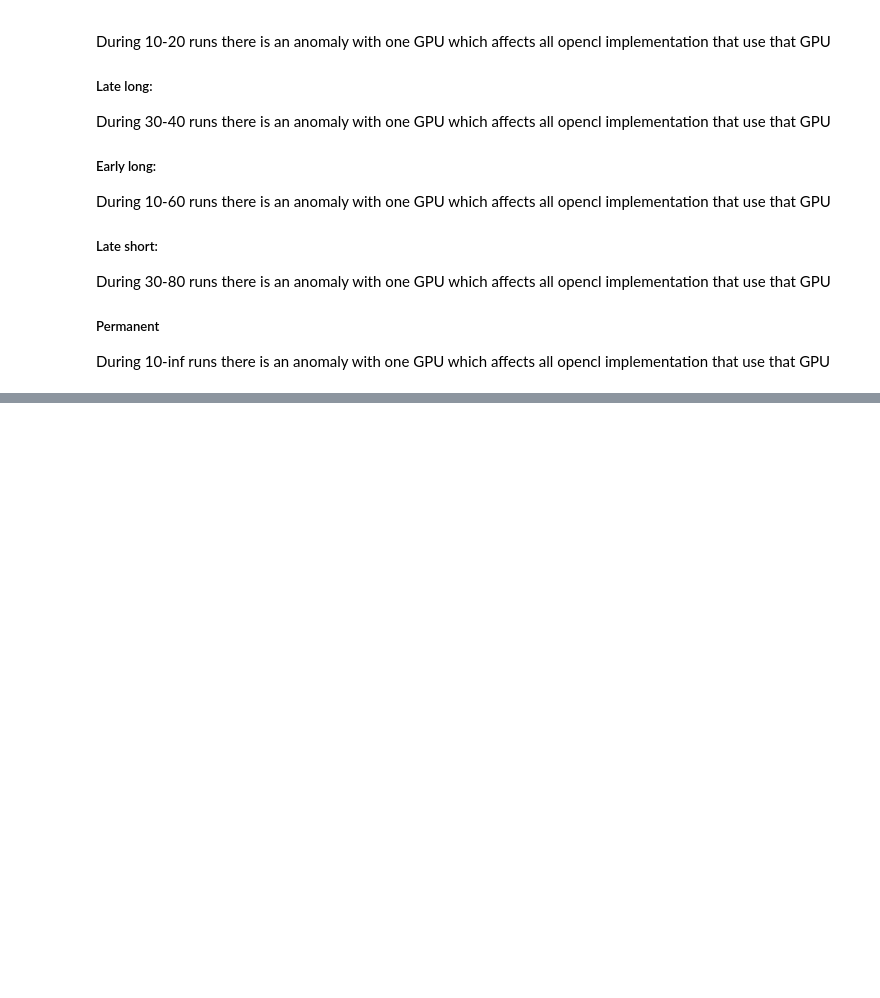
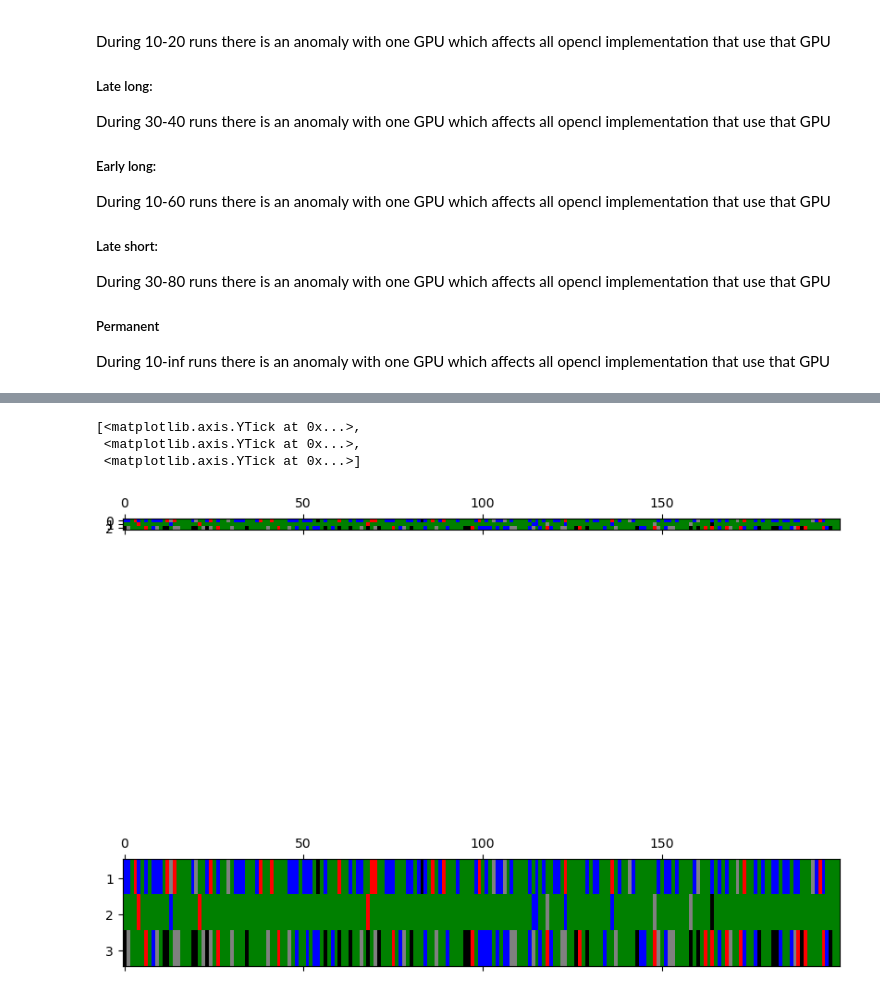
Before and after one commit to HenriquesLab/NanoPyx, a Jupyter notebook: src/nanopyx/liquid/simulations.ipynb, the cells around one changed output, grey strips where cells are left out. Cells and saved outputs as stored; diff of their text form; code cells hidden in the pictures; blank space fills up the shorter version.

```diff
--- a/src/nanopyx/liquid/simulations.ipynb
+++ b/src/nanopyx/liquid/simulations.ipynb
@@ -611,0 +644,22 @@ print(solid_perm.gears)
+# %%
+matrix = np.zeros((200,3))
+for i in range(200):
+    for m in range(3):
+        matrix[i,m] = ALL_GEARS.index(liquid_perm.gears[i][m])
+
+matrix_resized = resize(matrix, (200, 30), order=0, preserve_range=True, anti_aliasing=False)
+
+cmap = ListedColormap(["red", "blue", "green", "green", 'green', 'green', 'green', 'gray', 'black'])
+label_ticks = ['1','2','3']
+value_ticks = [5,15,25]
+
+
+fig, ax = plt.subplots(2,1,figsize=(10,10))
+ax[0].matshow(matrix.T, cmap=cmap)
+ax[1].matshow(matrix_resized.T, cmap=cmap)
+ax[1].set_yticks(value_ticks, labels=label_ticks)
+# %% [output]
+[<matplotlib.axis.YTick at 0x...>,
+ <matplotlib.axis.YTick at 0x...>,
+ <matplotlib.axis.YTick at 0x...>]
+[figure, added]
```
Also changed, not shown: parts of 20 cells of this notebook.
